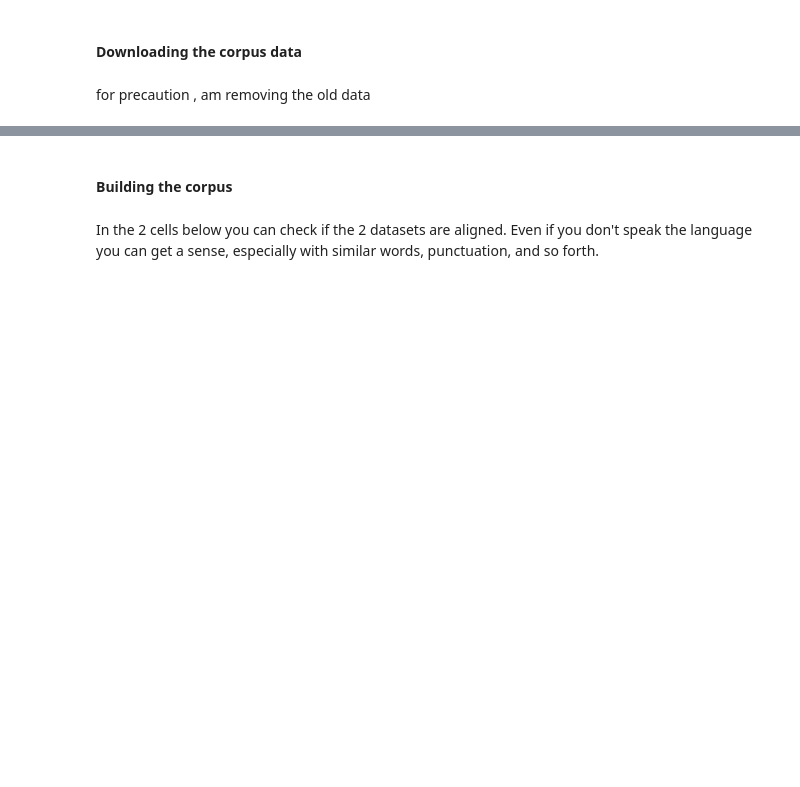
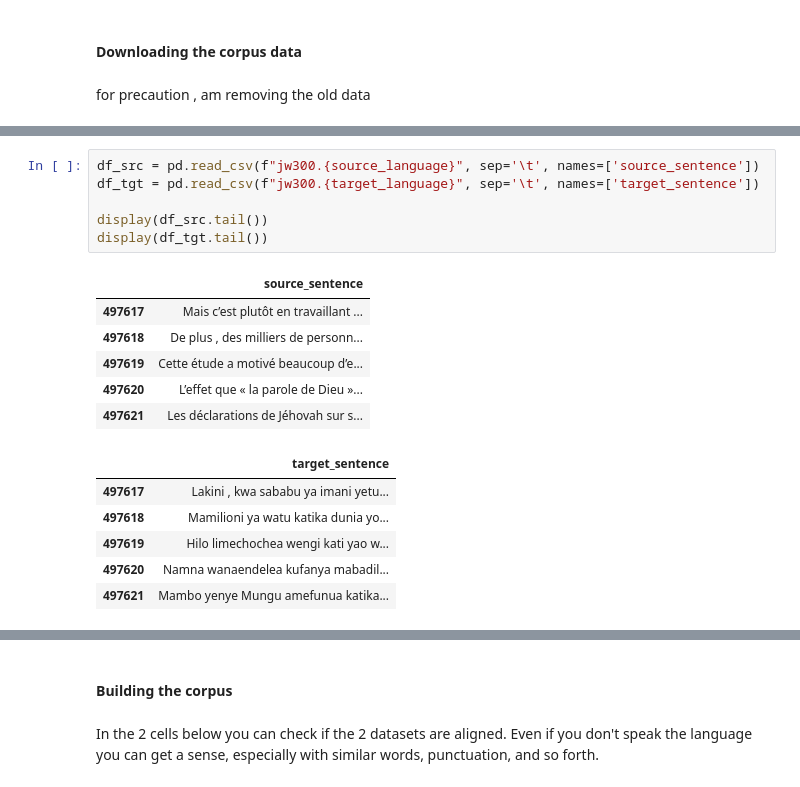
Before and after one commit to ai-drc/RDC-Mobongoli, a Jupyter notebook: jw300_utils/building_global_test_set.ipynb, the cells around one changed output, grey strips where cells are left out. Saved outputs shown, nothing was run; the diff lists cells and outputs as text; blank space fills up the shorter version.

```diff
--- a/jw300_utils/building_global_test_set.ipynb
+++ b/jw300_utils/building_global_test_set.ipynb
@@ -106 +114,20 @@ Alignment file /proj/nlpl/data/OPUS/JW300/latest/xml/fr-ln.xml.gz not found. The
+# %%
+df_src = pd.read_csv(f"jw300.{source_language}", sep='\t', names=['source_sentence'])
+df_tgt = pd.read_csv(f"jw300.{target_language}", sep='\t', names=['target_sentence'])
+
+display(df_src.tail())
+display(df_tgt.tail())
+# %% [output]
+|  | source_sentence |
+| 497617 | Mais c’est plutôt en travaillant ... |
+| 497618 | De plus , des milliers de personn... |
+| 497619 | Cette étude a motivé beaucoup d’e... |
+| 497620 | L’effet que « la parole de Dieu »... |
+| 497621 | Les déclarations de Jéhovah sur s... |
+|  | target_sentence |
+| 497617 | Lakini , kwa sababu ya imani yetu... |
+| 497618 | Mamilioni ya watu katika dunia yo... |
+| 497619 | Hilo limechochea wengi kati yao w... |
+| 497620 | Namna wanaendelea kufanya mabadil... |
+| 497621 | Mambo yenye Mungu amefunua katika... |
 # %%
```
Also changed, not shown: parts of 30 cells of this notebook.
